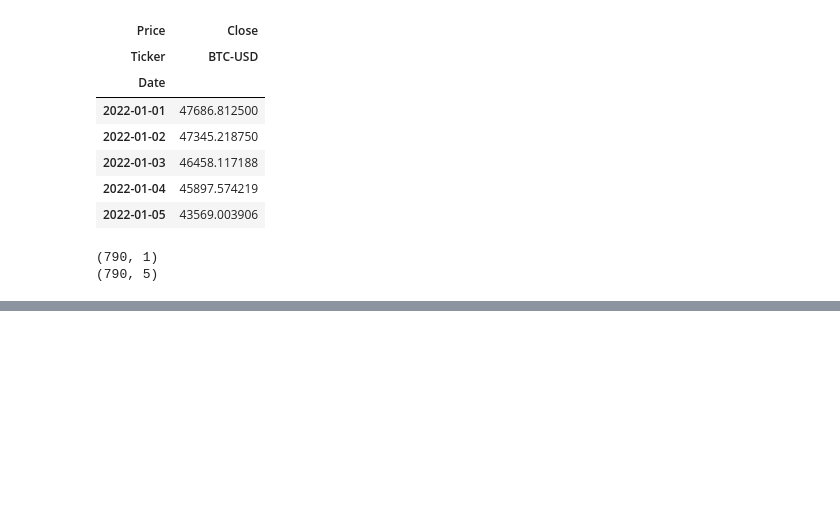
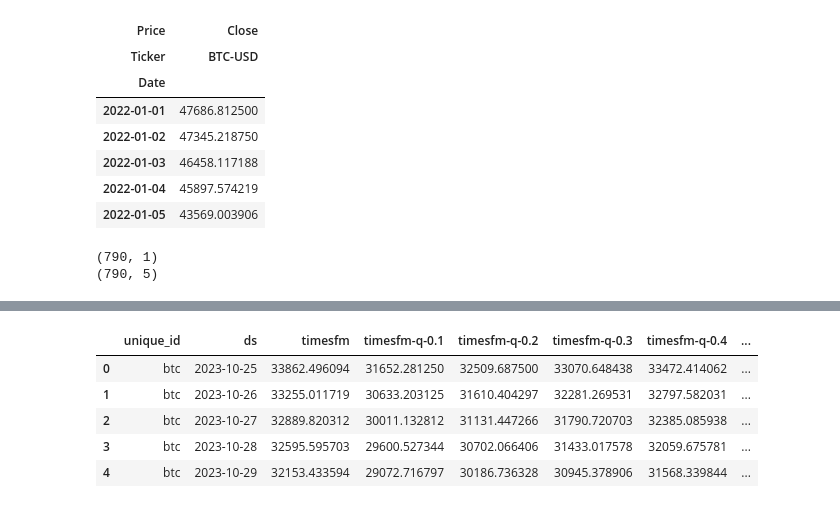
Before and after one commit to anaresh2005/timesfm-crypto, a Jupyter notebook: timesfm_crpyto.ipynb, the cells around one changed output, grey strips where cells are left out. Cells and saved outputs as stored; diff of their text form; code cells hidden in the pictures; blank space fills up the shorter version.

```diff
--- a/timesfm_crpyto.ipynb
+++ b/timesfm_crpyto.ipynb
@@ -135,0 +174,9 @@ AttributeError: 'Tensor' object has no attribute 'columns'
+# %%
+forecast_df_500m_128_512.head()
+# %% [output]
+|  | unique_id | ds | timesfm | timesfm-q-0.1 | timesfm-q-0.2 | timesfm-q-0.3 | timesfm-q-0.4 | ... |
+| 0 | btc | 2023-10-25 | 33862.496094 | 31652.281250 | 32509.687500 | 33070.648438 | 33472.414062 | ... |
+| 1 | btc | 2023-10-26 | 33255.011719 | 30633.203125 | 31610.404297 | 32281.269531 | 32797.582031 | ... |
+| 2 | btc | 2023-10-27 | 32889.820312 | 30011.132812 | 31131.447266 | 31790.720703 | 32385.085938 | ... |
+| 3 | btc | 2023-10-28 | 32595.595703 | 29600.527344 | 30702.066406 | 31433.017578 | 32059.675781 | ... |
+| 4 | btc | 2023-10-29 | 32153.433594 | 29072.716797 | 30186.736328 | 30945.378906 | 31568.339844 | ... |
```
Also changed, not shown: parts of 16 cells of this notebook, 1 other file.
